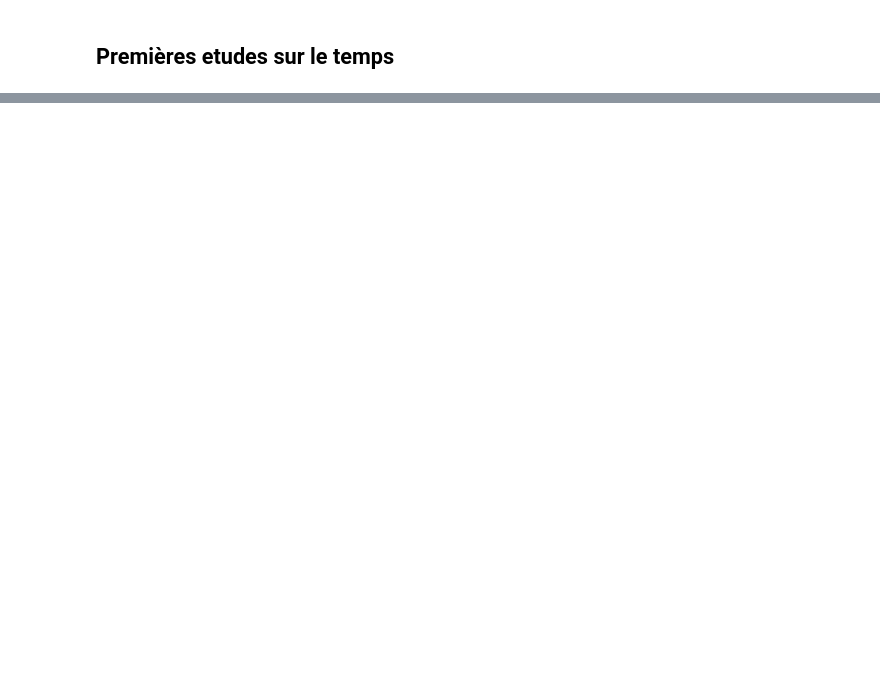
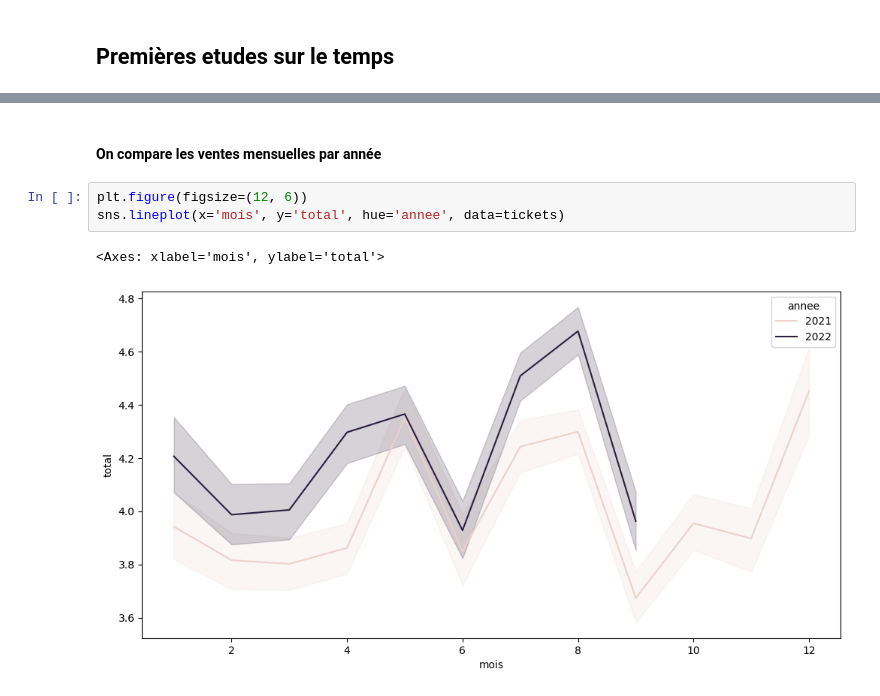
Before and after one commit to claragarciaperez9/French_bakery_forecasting, a Jupyter notebook: test.ipynb, the cells around one changed output, grey strips where cells are left out. Drawn from its saved outputs; the diff is of its cells as text; blank space fills up the shorter version.

```diff
--- a/test.ipynb
+++ b/test.ipynb
@@ -294,0 +377,8 @@ sns.lineplot(x="DateTime", y="Consommation", data=monthly_avg)
+# %% [markdown]
+#### On compare les ventes mensuelles par année
+# %%
+plt.figure(figsize=(12, 6))
+sns.lineplot(x='mois', y='total', hue='annee', data=tickets)
+# %% [output]
+<Axes: xlabel='mois', ylabel='total'>
+[figure, added]
```
Also changed, not shown: parts of 15 cells of this notebook.
